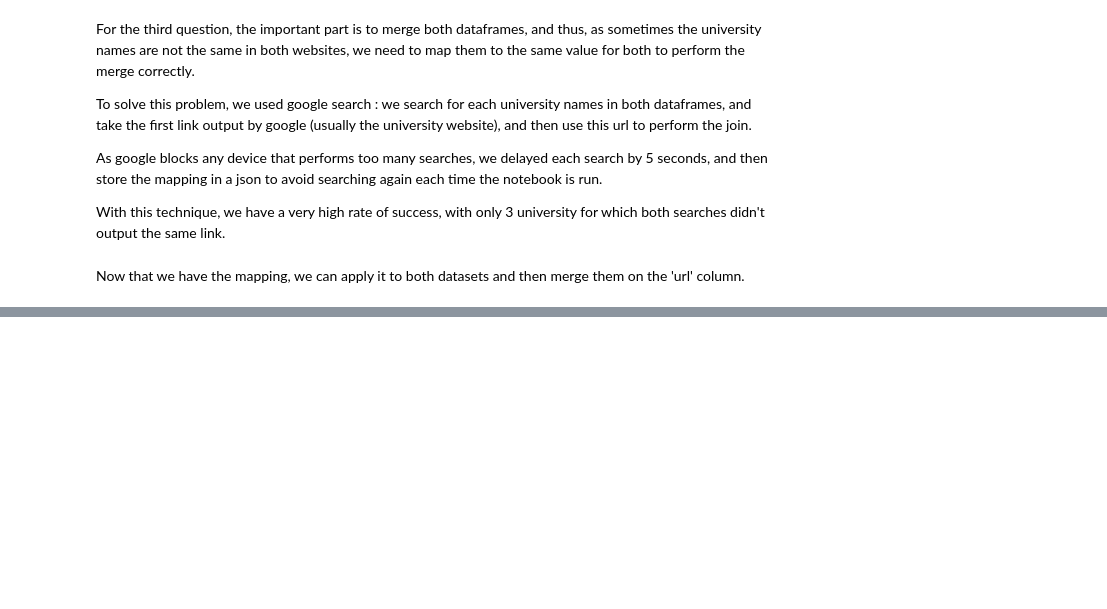
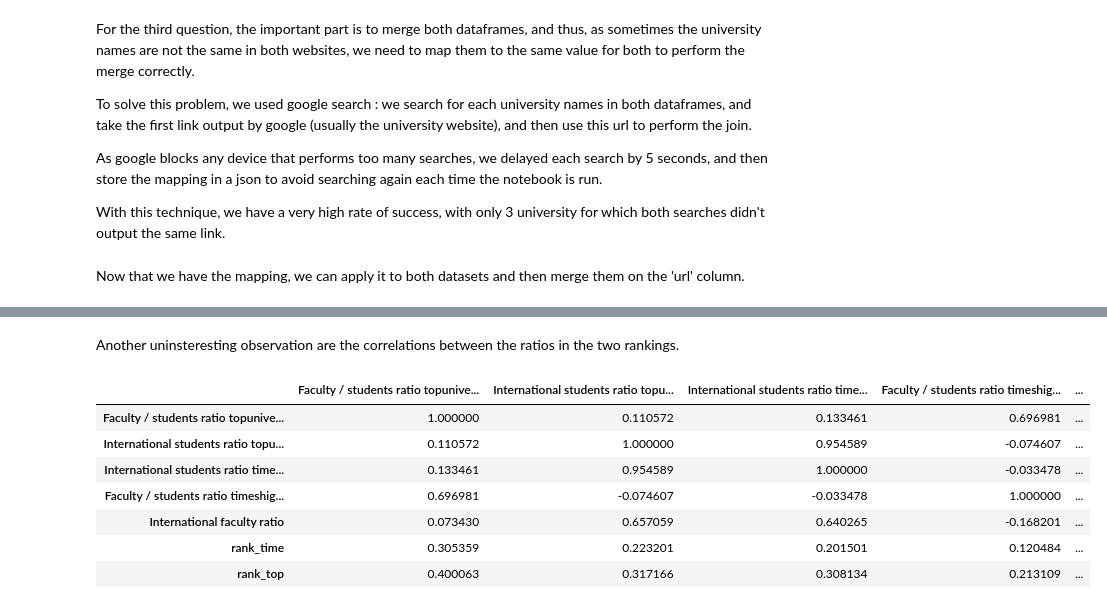
Before and after one commit to RadoslawDryzner/LeRepoDuGuerrier, a Jupyter notebook: Homework02/Homework 2.ipynb, the cells around one changed output, grey strips where cells are left out. Drawn from its saved outputs; the diff is of its cells as text; code cells hidden in the pictures; blank space fills up the shorter version.

```diff
--- a/Homework02/Homework 2.ipynb
+++ b/Homework02/Homework 2.ipynb
@@ -254,0 +510,19 @@ df_correlations
+# %% [markdown]
+Another uninsteresting observation are the correlations between the ratios in the two rankings.
+# %%
+raw_merge_cleaned[['Faculty / students ratio topuniversities',
+                   'International students ratio topuniversities',
+                   'International students ratio timeshighereducation',
+                   'Faculty / students ratio timeshighereducation',
+                   'International faculty ratio',
+                   'rank_time',
+                   'rank_top']].corr()
+# %% [output]
+|  | Faculty / students ratio topunive... | International students ratio topu... | International students ratio time... | Faculty / students ratio timeshig... | ... |
+| Faculty / students ratio topunive... | 1.000000 | 0.110572 | 0.133461 | 0.696981 | ... |
+| International students ratio topu... | 0.110572 | 1.000000 | 0.954589 | -0.074607 | ... |
+| International students ratio time... | 0.133461 | 0.954589 | 1.000000 | -0.033478 | ... |
+| Faculty / students ratio timeshig... | 0.696981 | -0.074607 | -0.033478 | 1.000000 | ... |
+| International faculty ratio | 0.073430 | 0.657059 | 0.640265 | -0.168201 | ... |
+| rank_time | 0.305359 | 0.223201 | 0.201501 | 0.120484 | ... |
+| rank_top | 0.400063 | 0.317166 | 0.308134 | 0.213109 | ... |
```
Also changed, not shown: parts of 33 cells of this notebook.
